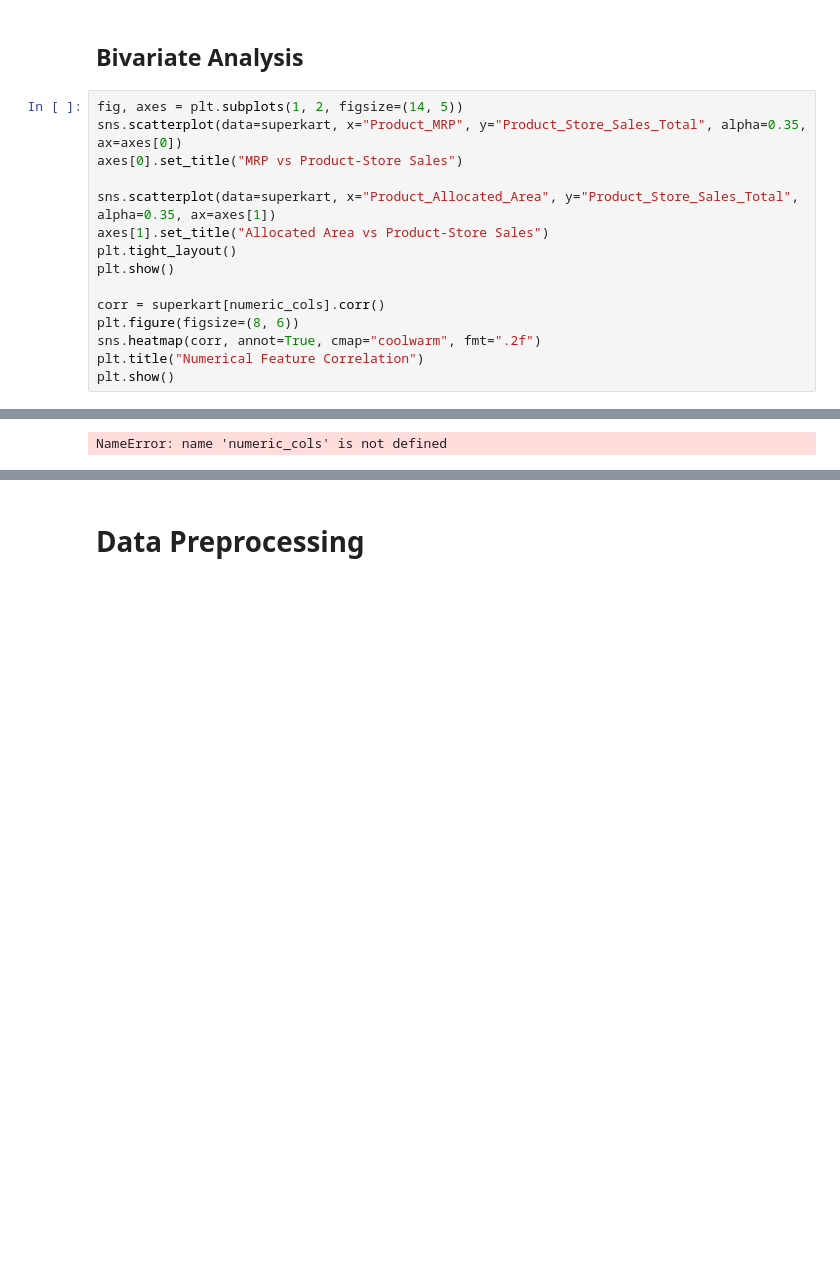
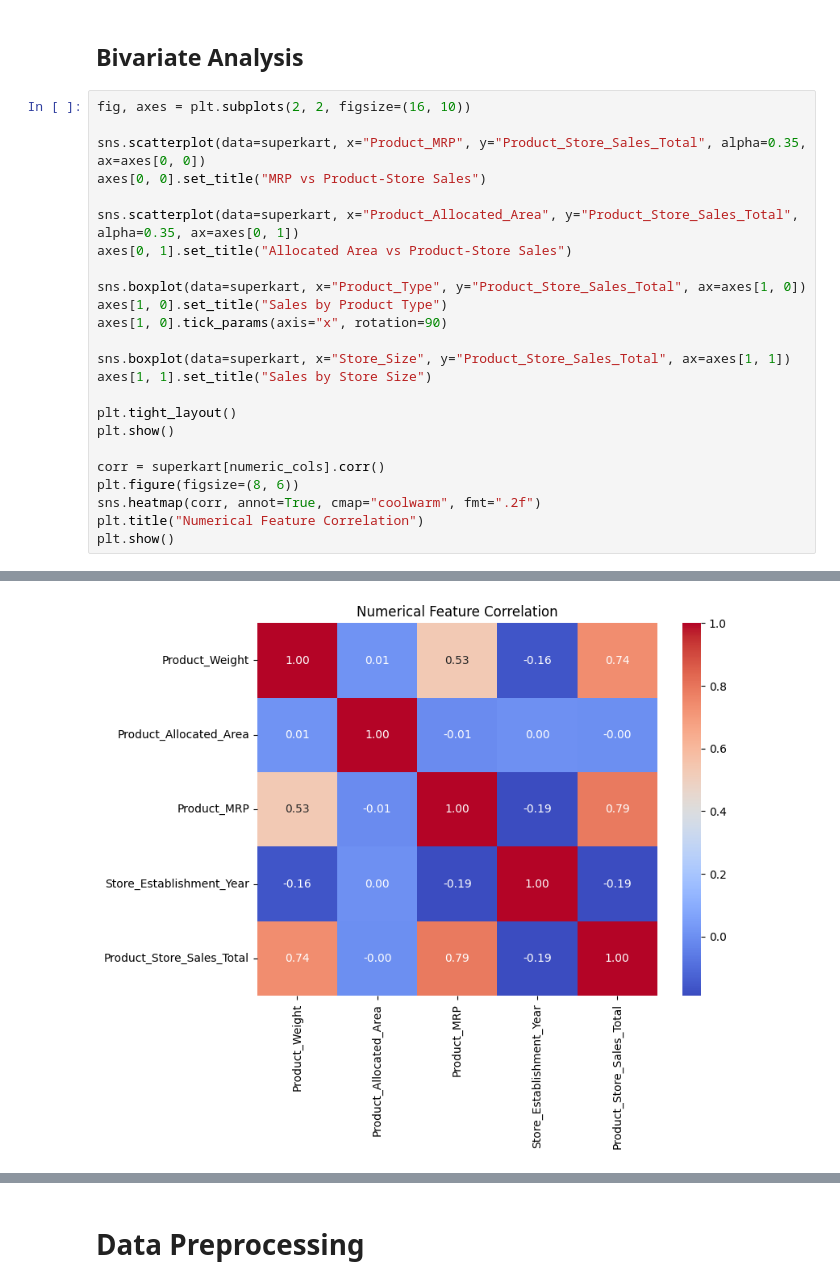
Before and after one commit to raghu1202git/SuperKart, a Jupyter notebook: Full_Code_SuperKart_Model_Deployment_Notebook.ipynb, the cells around one changed output, grey strips where cells are left out. Drawn from its saved outputs; the diff is of its cells as text; blank space fills up the shorter version.

```diff
--- a/Full_Code_SuperKart_Model_Deployment_Notebook.ipynb
+++ b/Full_Code_SuperKart_Model_Deployment_Notebook.ipynb
@@ -215,23 +217,32 @@ plt.show()
 # %% [markdown]
 ## Bivariate Analysis
 # %%
-fig, axes = plt.subplots(1, 2, figsize=(14, 5))
-sns.scatterplot(data=superkart, x="Product_MRP", y="Product_Store_Sales_Total", alpha=0.35, ax=axes[0])
-axes[0].set_title("MRP vs Product-Store Sales")
+fig, axes = plt.subplots(2, 2, figsize=(16, 10))
 
-sns.scatterplot(data=superkart, x="Product_Allocated_Area", y="Product_Store_Sales_Total", alpha=0.35, ax=axes[1])
-axes[1].set_title("Allocated Area vs Product-Store Sales")
+sns.scatterplot(data=superkart, x="Product_MRP", y="Product_Store_Sales_Total", alpha=0.35, ax=axes[0, 0])
+axes[0, 0].set_title("MRP vs Product-Store Sales")
+
+sns.scatterplot(data=superkart, x="Product_Allocated_Area", y="Product_Store_Sales_Total", alpha=0.35, ax=axes[0, 1])
+axes[0, 1].set_title("Allocated Area vs Product-Store Sales")
+
+sns.boxplot(data=superkart, x="Product_Type", y="Product_Store_Sales_Total", ax=axes[1, 0])
+axes[1, 0].set_title("Sales by Product Type")
+axes[1, 0].tick_params(axis="x", rotation=90)
+
+sns.boxplot(data=superkart, x="Store_Size", y="Product_Store_Sales_Total", ax=axes[1, 1])
+axes[1, 1].set_title("Sales by Store Size")
+
 plt.tight_layout()
 plt.show()
 
 corr = superkart[numeric_cols].corr()
 plt.figure(figsize=(8, 6))
 sns.heatmap(corr, annot=True, cmap="coolwarm", fmt=".2f")
 plt.title("Numerical Feature Correlation")
 plt.show()
 # %% [output]
 [figure]
-NameError: name 'numeric_cols' is not defined
+[figure, added]
 # %% [markdown]
 **Bivariate Analysis — Observation**
 
```
Also changed, not shown: parts of 15 cells of this notebook.
